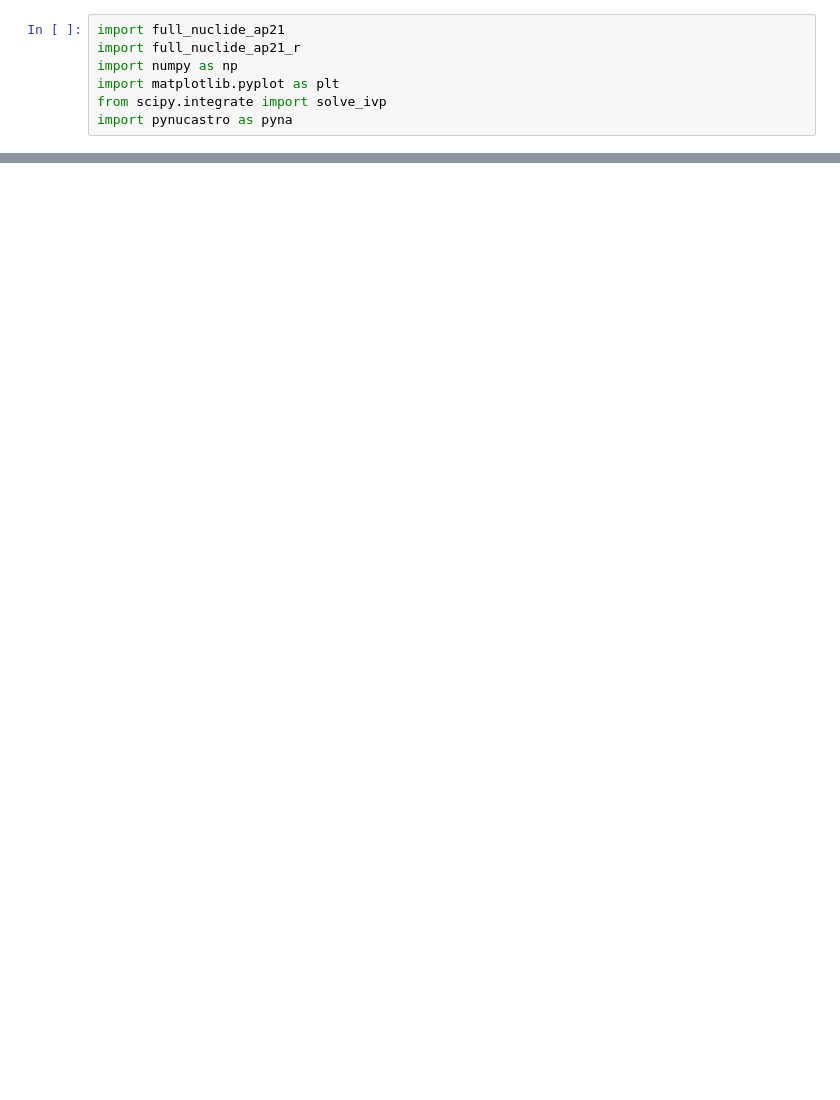
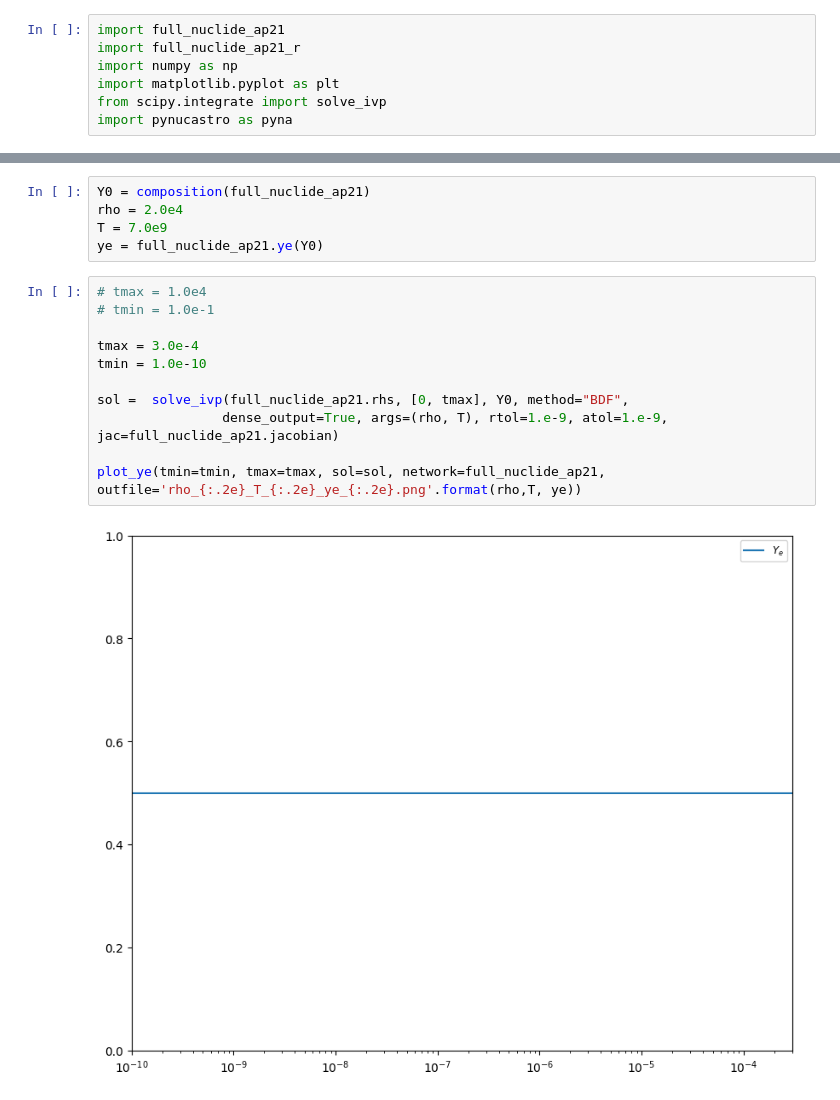
Before and after one commit to pynucastro/paper_notebooks, a Jupyter notebook: ap21_integrate.ipynb, the cells around one changed output, grey strips where cells are left out. Drawn from its saved outputs; the diff is of its cells as text; blank space fills up the shorter version.

Commit message:
testing enhanced networks

```diff
--- a/ap21_integrate.ipynb
+++ b/ap21_integrate.ipynb
@@ -66,0 +86,18 @@ Y0_r = composition(full_nuclide_ap21_r)
+# %%
+Y0 = composition(full_nuclide_ap21)
+rho = 2.0e4
+T = 7.0e9
+ye = full_nuclide_ap21.ye(Y0)
+# %%
+# tmax = 1.0e4
+# tmin = 1.0e-1
+
+tmax = 3.0e-4
+tmin = 1.0e-10
+
+sol =  solve_ivp(full_nuclide_ap21.rhs, [0, tmax], Y0, method="BDF",
+                dense_output=True, args=(rho, T), rtol=1.e-9, atol=1.e-9, jac=full_nuclide_ap21.jacobian)
+
+plot_ye(tmin=tmin, tmax=tmax, sol=sol, network=full_nuclide_ap21, outfile='rho_{:.2e}_T_{:.2e}_ye_{:.2e}.png'.format(rho,T, ye))
+# %% [output]
+[figure, added]
```
Also changed, not shown: parts of 11 cells of this notebook, 1 other file.
